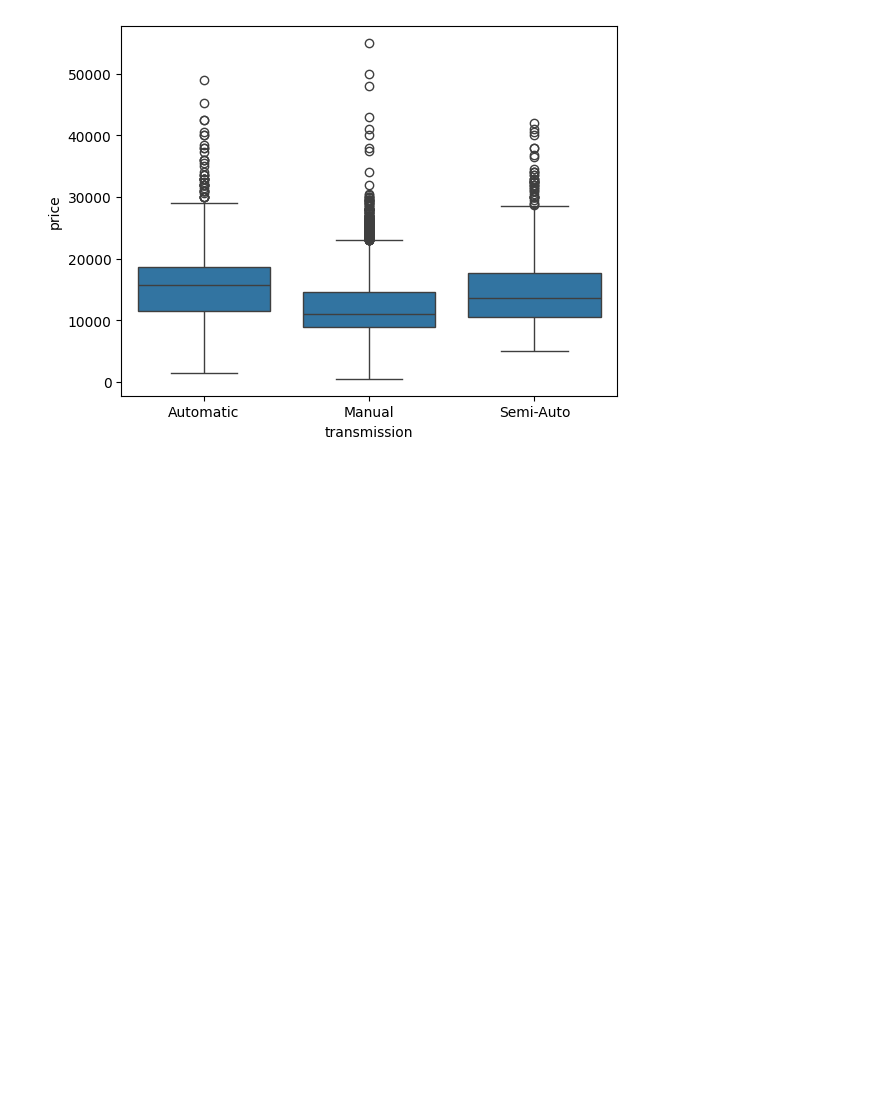
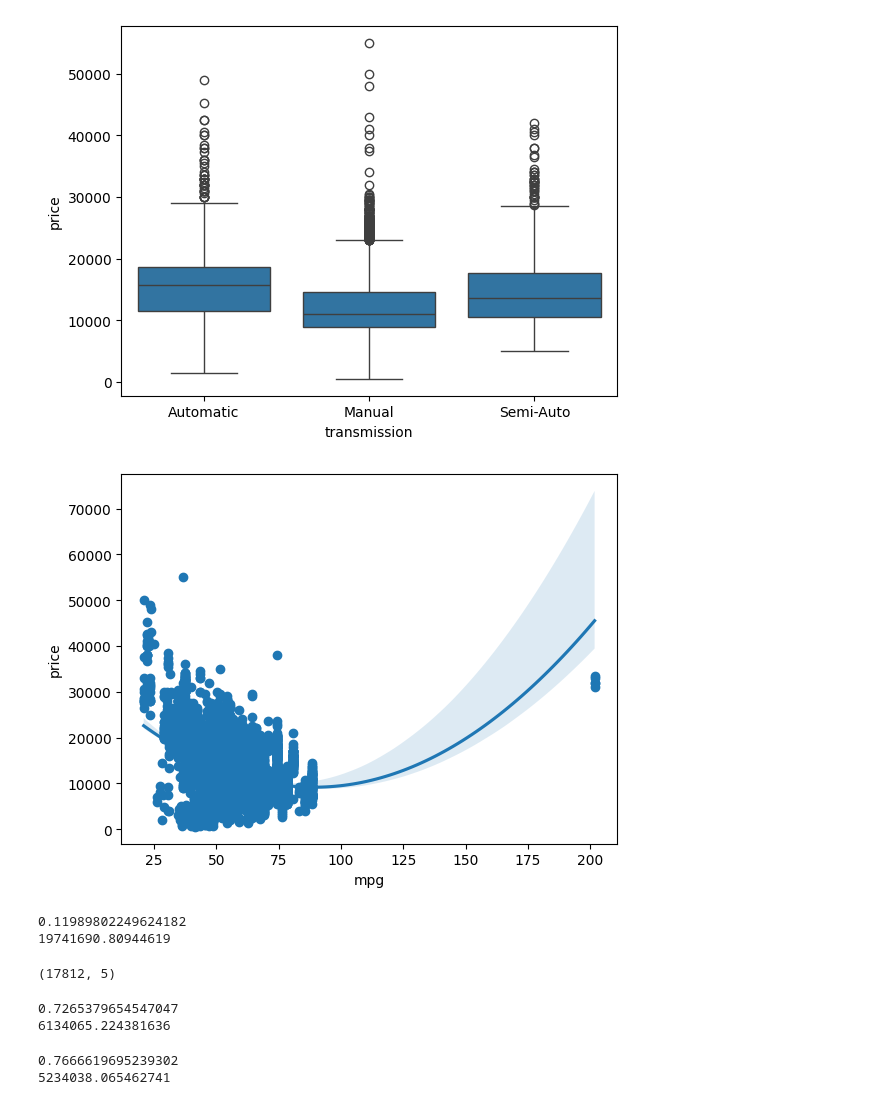
Before and after one commit to petrakisgeo/Car-dealership-analytics, a Jupyter notebook: car-dealership.ipynb, the cells around one changed output. Cells and saved outputs as stored; diff of their text form; code cells hidden in the pictures; blank space fills up the shorter version.

Commit message:
linear regression

```diff
--- a/car-dealership.ipynb
+++ b/car-dealership.ipynb
@@ -74,3 +74,72 @@ sns.boxplot(x=cardf['transmission'], y=cardf['price'])
 # %% [output]
 <Axes: xlabel='transmission', ylabel='price'>
 [figure]
+# %%
+import matplotlib.pyplot as plt
+import numpy as np
+
+plt.figure()
+plt.scatter(x=cardf['mpg'], y=cardf['price'])
+sns.regplot(x=cardf['mpg'],y=cardf['price'], scatter = False, order=2)
+plt.show()
+# %% [output]
+[figure, added]
+# %%
+from sklearn.linear_model import LinearRegression
+from sklearn.metrics import r2_score, mean_squared_error
+
+# Predict price only using mpg
+mpg = cardf['mpg'].to_numpy().reshape(-1,1)
+price = cardf['price'].to_numpy().reshape(-1,1)
+
+model = LinearRegression()
+
+model.fit(mpg, price)
+
+price_predicted = model.predict(mpg)
+
+print(r2_score(y_true=price, y_pred=price_predicted))
+print(mean_squared_error(y_true=price, y_pred= price_predicted))
+# %% [output]
+0.11989802249624182
+19741690.80944619
+# %%
+# Add input features
+features = ['year', 'mileage', 'tax', 'mpg', 'engineSize']
+
+input_data = cardf[features].to_numpy()
+print(input_data.shape)
+# %% [output]
+(17812, 5)
+# %%
+# Train and evaluate linear regressor with raw data and
+model.fit(input_data, price)
+
+price_predicted = model.predict(input_data)
+
+print(r2_score(y_true=price, y_pred=price_predicted))
+print(mean_squared_error(y_true=price, y_pred= price_predicted))
+# %% [output]
+0.7265379654547047
+6134065.224381636
+# %%
+from sklearn.pipeline import Pipeline
+from sklearn.preprocessing import StandardScaler, PolynomialFeatures
+# Pipeline for Scaling and Feature Engineering before fitting linear regression
+linear_regression_pipeline = Pipeline(
+    [
+        ('scaler',StandardScaler()),
+        ('polynomial', PolynomialFeatures(degree=2)),
+        ('regressor', LinearRegression())
+    ]
+)
+
+linear_regression_pipeline.fit(input_data, price)
+
+price_predicted = linear_regression_pipeline.predict(input_data)
+
+print(r2_score(y_true=price, y_pred=price_predicted))
+print(mean_squared_error(y_true=price, y_pred= price_predicted))
+# %% [output]
+0.7666619695239302
+5234038.065462741
```
Also changed, not shown: parts of 1 cell of this notebook.
